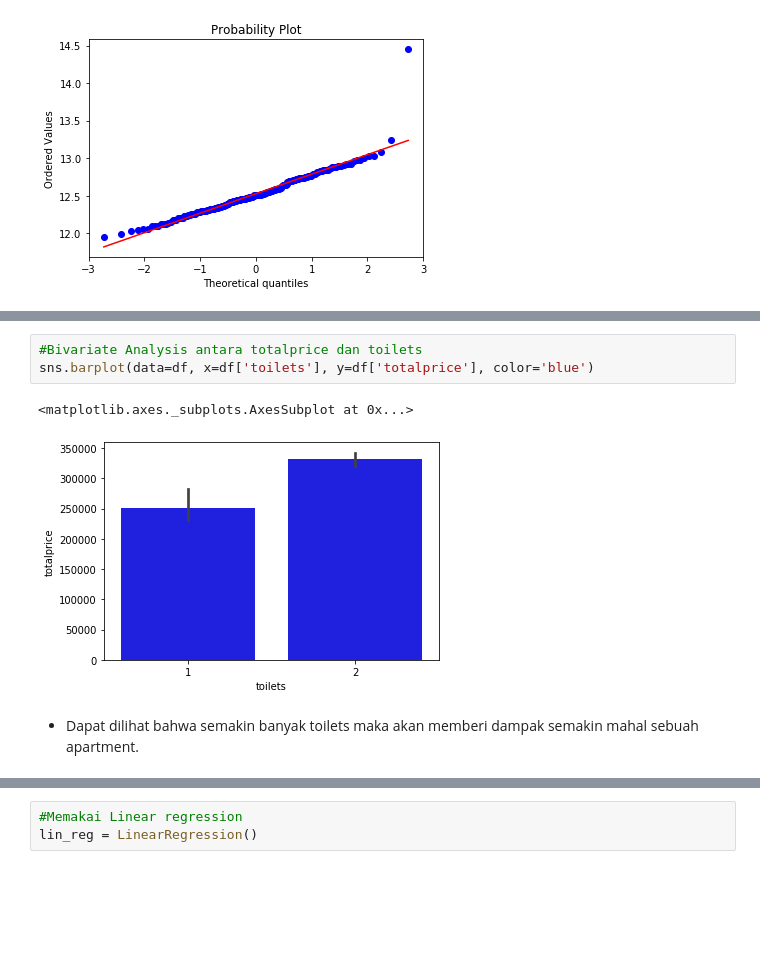
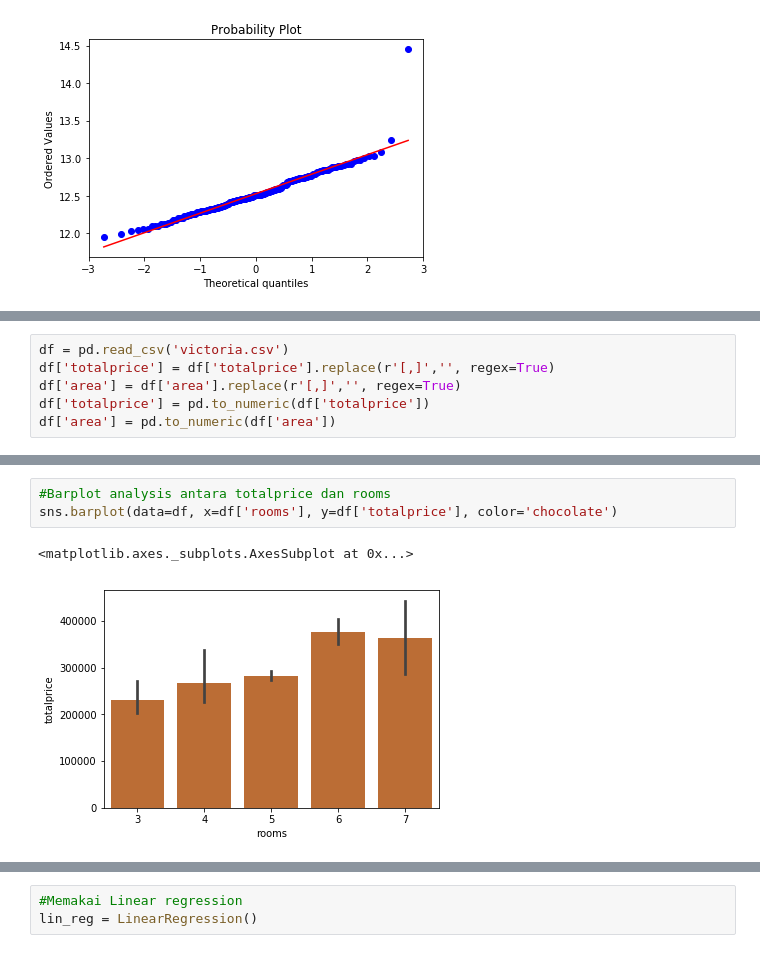
Before and after one commit to nurrimahrima/Mid-Test-Python-Use-Case, a Jupyter notebook: Question 2/Nurrimah - Mid Test - Victoria.ipynb, the cells around one changed output, grey strips where cells are left out. Saved outputs shown, nothing was run; the diff lists cells and outputs as text; blank space fills up the shorter version.

```diff
--- a/Question 2/Nurrimah - Mid Test - Victoria.ipynb
+++ b/Question 2/Nurrimah - Mid Test - Victoria.ipynb
@@ -185 +290,7 @@ plt.show()
+# %%
+df = pd.read_csv('victoria.csv')
+df['totalprice'] = df['totalprice'].replace(r'[,]','', regex=True)
+df['area'] = df['area'].replace(r'[,]','', regex=True)
+df['totalprice'] = pd.to_numeric(df['totalprice'])
+df['area'] = pd.to_numeric(df['area'])
 # %% [markdown]
@@ -227,8 +341,6 @@ sns.barplot(x=df.elevator, y=df.totalprice)
 # %%
-#Bivariate Analysis antara totalprice dan toilets
-sns.barplot(data=df, x=df['toilets'], y=df['totalprice'], color='blue')
+#Barplot analysis antara totalprice dan rooms
+sns.barplot(data=df, x=df['rooms'], y=df['totalprice'], color='chocolate')
 # %% [output]
 <matplotlib.axes._subplots.AxesSubplot at 0x...>
-[figure, old version]
+[figure, new version]
-# %% [markdown]
-- Dapat dilihat bahwa semakin banyak toilets maka akan memberi dampak semakin mahal sebuah apartment.
```
Also changed, not shown: parts of 56 cells of this notebook, 4 other files.
